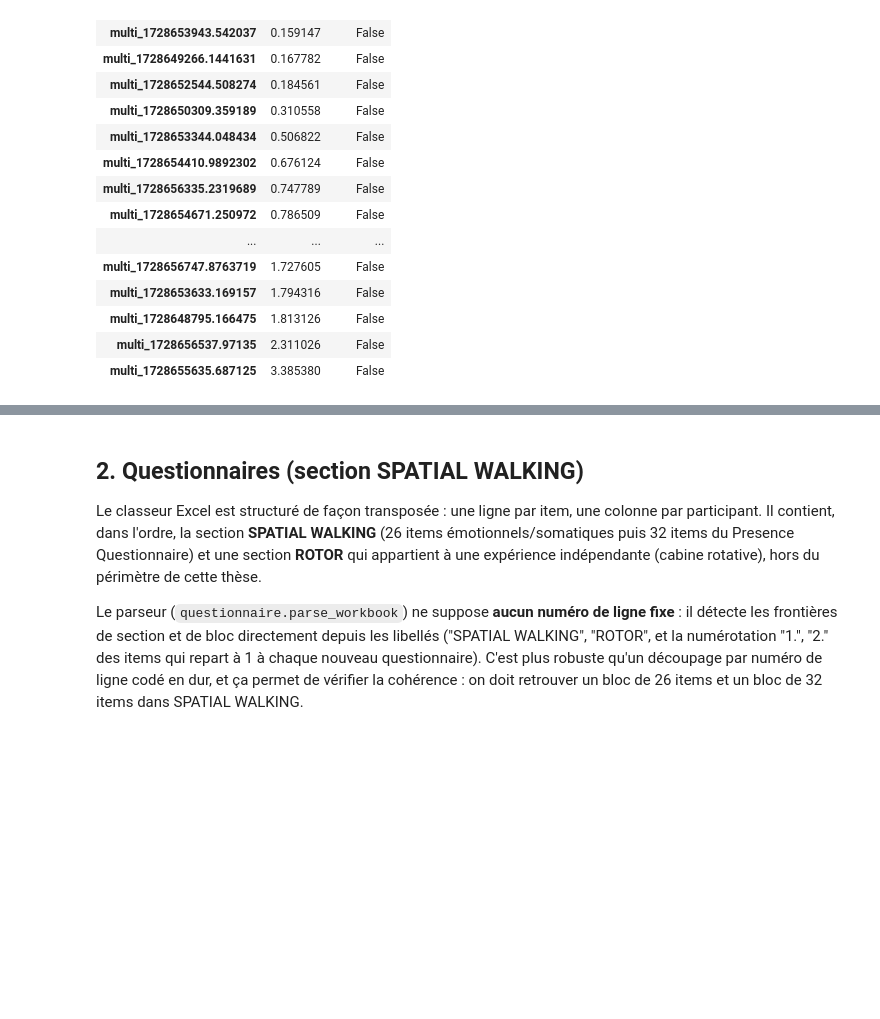
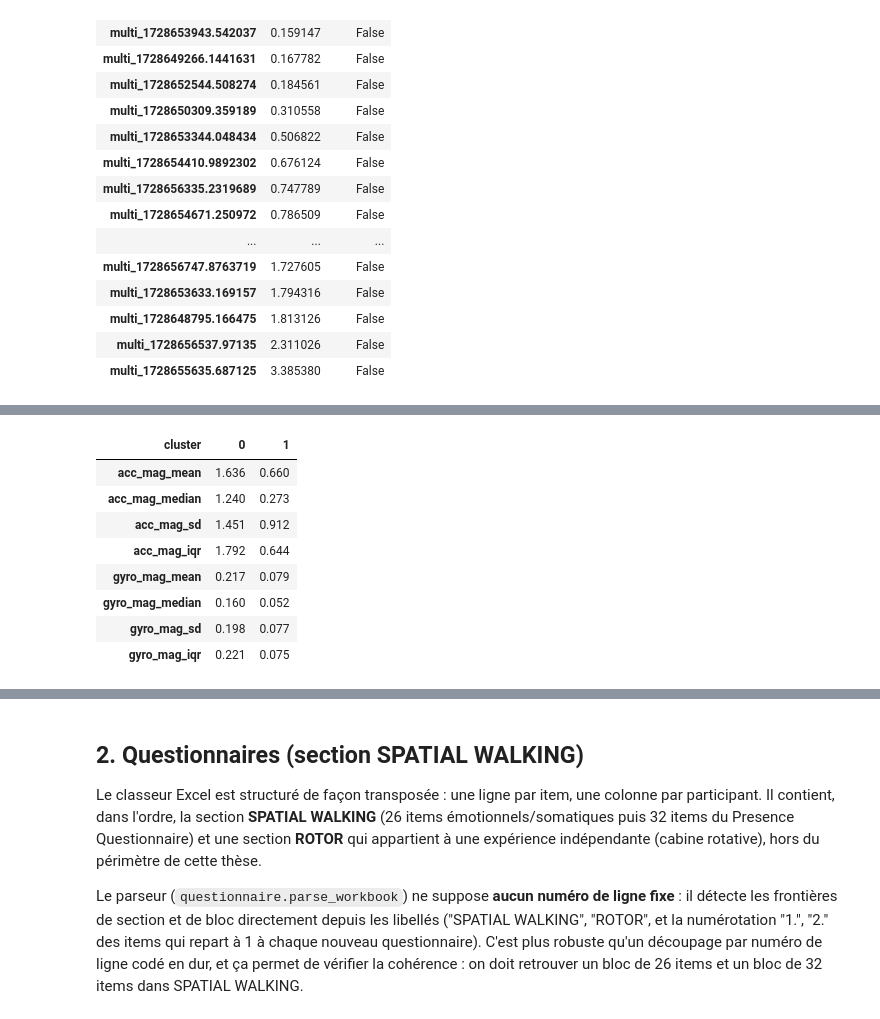
Before and after one commit to madeleinevds01/Memoire_Gustin_Vanderschelden, a Jupyter notebook: analyse_resultats.ipynb, the cells around one changed output, grey strips where cells are left out. Cells and saved outputs as stored; diff of their text form; code cells hidden in the pictures; blank space fills up the shorter version.

```diff
--- a/analyse_resultats.ipynb
+++ b/analyse_resultats.ipynb
@@ -220,0 +335,13 @@ Sessions aberrantes détectées : 0 / 32
+# %%
+centroids = features.groupby("cluster")[[f"{c}_{s}" for c in FEATURE_CHANNELS for s in FEATURE_STATS]].mean()
+centroids.T.round(3)
+# %% [output]
+| cluster | 0 | 1 |
+| acc_mag_mean | 1.636 | 0.660 |
+| acc_mag_median | 1.240 | 0.273 |
+| acc_mag_sd | 1.451 | 0.912 |
+| acc_mag_iqr | 1.792 | 0.644 |
+| gyro_mag_mean | 0.217 | 0.079 |
+| gyro_mag_median | 0.160 | 0.052 |
+| gyro_mag_sd | 0.198 | 0.077 |
+| gyro_mag_iqr | 0.221 | 0.075 |
```
Also changed, not shown: parts of 6 cells of this notebook, 2 other files.
